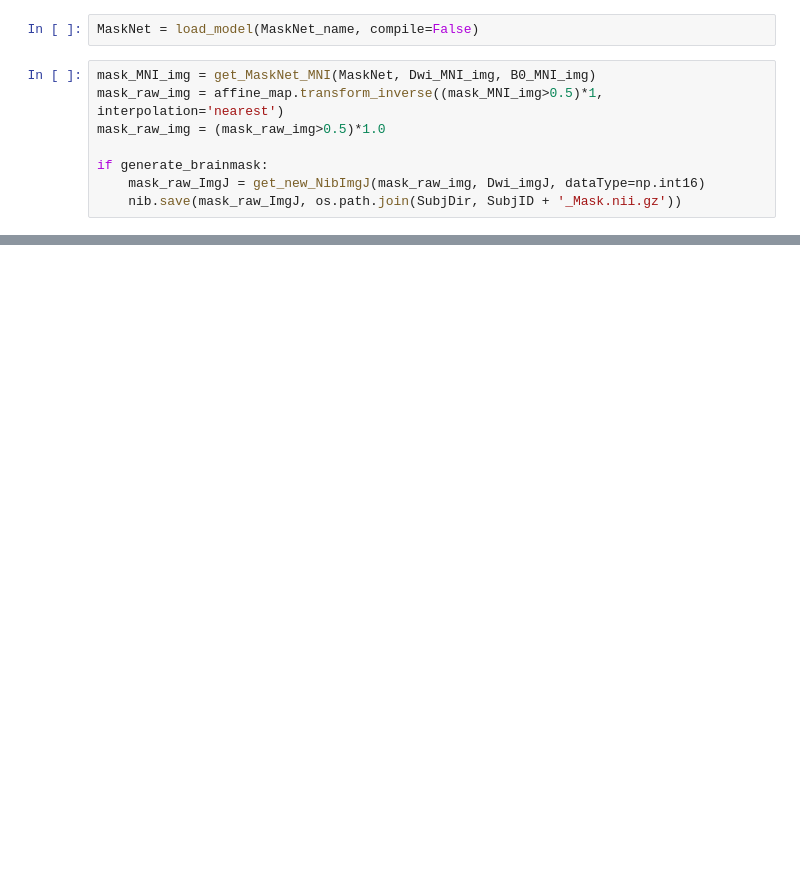
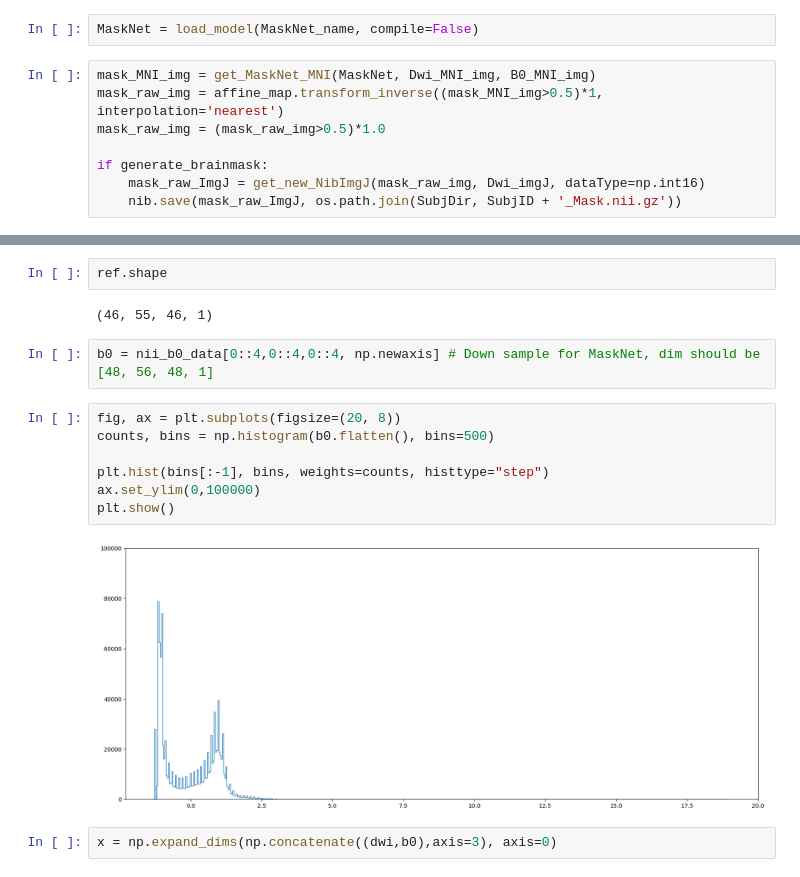
Before and after one commit to drci-foch/ETIS-Image, a Jupyter notebook: algo/preprocessing/SkullStripping.ipynb, the cells around one changed output, grey strips where cells are left out. Saved outputs shown, nothing was run; the diff lists cells and outputs as text; blank space fills up the shorter version.

```diff
--- a/algo/preprocessing/SkullStripping.ipynb
+++ b/algo/preprocessing/SkullStripping.ipynb
@@ -52,0 +90,17 @@ if generate_brainmask:
+# %%
+ref.shape
+# %% [output]
+(46, 55, 46, 1)
+# %%
+b0 = nii_b0_data[0::4,0::4,0::4, np.newaxis] # Down sample for MaskNet, dim should be [48, 56, 48, 1]
+# %%
+fig, ax = plt.subplots(figsize=(20, 8))
+counts, bins = np.histogram(b0.flatten(), bins=500)
+
+plt.hist(bins[:-1], bins, weights=counts, histtype="step")
+ax.set_ylim(0,100000)
+plt.show()
+# %% [output]
+[figure, added]
+# %%
+x = np.expand_dims(np.concatenate((dwi,b0),axis=3), axis=0)
```
Also changed, not shown: parts of 13 cells of this notebook.
